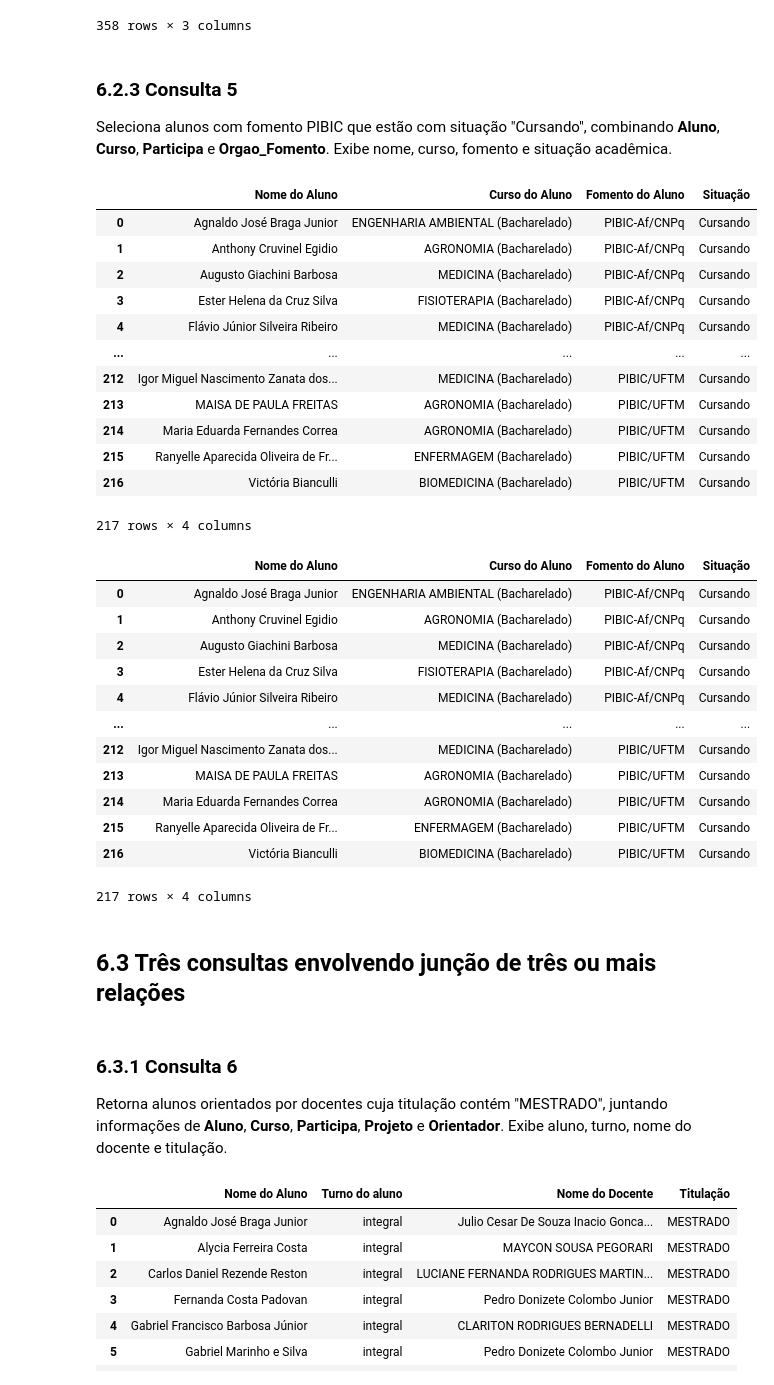
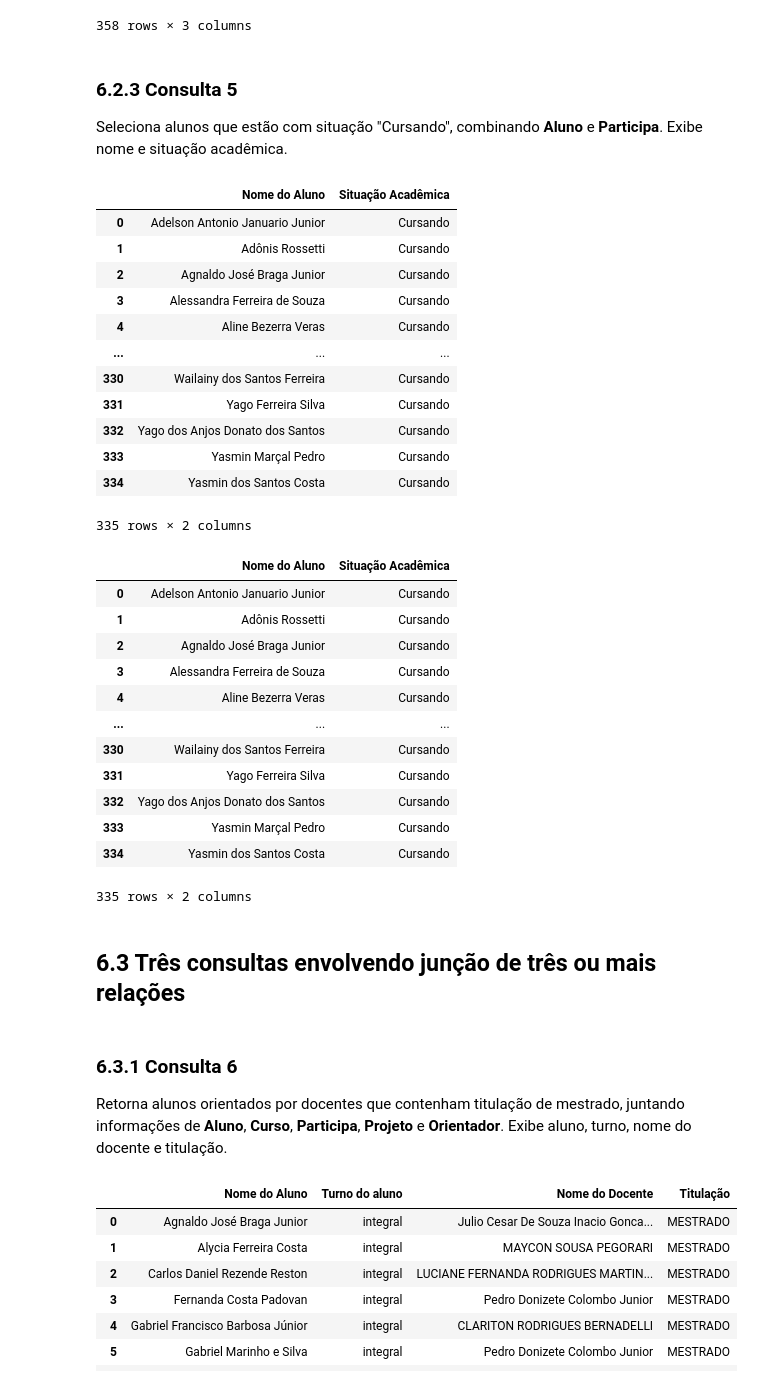
Before and after one commit to raissagd/TP2-IBD, a Jupyter notebook: main.ipynb, the cells around one changed output. Cells and saved outputs as stored; diff of their text form; code cells hidden in the pictures.

```diff
--- a/main.ipynb
+++ b/main.ipynb
@@ -1093,54 +1090,48 @@ ORDER BY p.Codigo_Referencia
 358 rows × 3 columns
 # %% [markdown]
 ### 6.2.3 Consulta 5
-Seleciona alunos com fomento PIBIC que estão com situação "Cursando", combinando **Aluno**, **Curso**, **Participa** e **Orgao_Fomento**. Exibe nome, curso, fomento e situação acadêmica.
+Seleciona alunos que estão com situação "Cursando", combinando **Aluno** e **Participa**. Exibe nome e situação acadêmica.
 # %%
 run("""
 SELECT DISTINCT
   a.Nome AS "Nome do Aluno",
-  c.Nome_Curso AS "Curso do Aluno",
-  of.Nome_Fomento AS "Fomento do Aluno",
-  a.Situacao_Vinculo AS "Situação"
+  a.Situacao_Vinculo AS "Situação Acadêmica"
 FROM Aluno a
-JOIN Curso c ON a.ID_Curso = c.ID_Curso
 JOIN Participa pa ON a.ID_Aluno = pa.ID_Aluno
-JOIN Orgao_Fomento of ON pa.ID_Fomento = of.ID_Fomento
-WHERE of.Nome_Fomento LIKE '%PIBIC%'
-  AND a.Situacao_Vinculo = 'Cursando'
-ORDER BY of.Nome_Fomento
+WHERE a.Situacao_Vinculo = 'Cursando'
 """)
 # %% [output]
-|  | Nome do Aluno | Curso do Aluno | Fomento do Aluno | Situação |
-| 0 | Agnaldo José Braga Junior | ENGENHARIA AMBIENTAL (Bacharelado) | PIBIC-Af/CNPq | Cursando |
-| 1 | Anthony Cruvinel Egidio | AGRONOMIA (Bacharelado) | PIBIC-Af/CNPq | Cursando |
-| 2 | Augusto Giachini Barbosa | MEDICINA (Bacharelado) | PIBIC-Af/CNPq | Cursando |
-| 3 | Ester Helena da Cruz Silva | FISIOTERAPIA (Bacharelado) | PIBIC-Af/CNPq | Cursando |
-| 4 | Flávio Júnior Silveira Ribeiro | MEDICINA (Bacharelado) | PIBIC-Af/CNPq | Cursando |
-| ... | ... | ... | ... | ... |
-| 212 | Igor Miguel Nascimento Zanata dos... | MEDICINA (Bacharelado) | PIBIC/UFTM | Cursando |
-| 213 | MAISA DE PAULA FREITAS | AGRONOMIA (Bacharelado) | PIBIC/UFTM | Cursando |
-| 214 | Maria Eduarda Fernandes Correa | AGRONOMIA (Bacharelado) | PIBIC/UFTM | Cursando |
-| 215 | Ranyelle Aparecida Oliveira de Fr... | ENFERMAGEM (Bacharelado) | PIBIC/UFTM | Cursando |
-| 216 | Victória Bianculli | BIOMEDICINA (Bacharelado) | PIBIC/UFTM | Cursando |
+|  | Nome do Aluno | Situação Acadêmica |
+| 0 | Adelson Antonio Januario Junior | Cursando |
+| 1 | Adônis Rossetti | Cursando |
+| 2 | Agnaldo José Braga Junior | Cursando |
+| 3 | Alessandra Ferreira de Souza | Cursando |
+| 4 | Aline Bezerra Veras | Cursando |
+| ... | ... | ... |
+| 330 | Wailainy dos Santos Ferreira | Cursando |
+| 331 | Yago Ferreira Silva | Cursando |
+| 332 | Yago dos Anjos Donato dos Santos | Cursando |
+| 333 | Yasmin Marçal Pedro | Cursando |
+| 334 | Yasmin dos Santos Costa | Cursando |
-217 rows × 4 columns
+335 rows × 2 columns
-|  | Nome do Aluno | Curso do Aluno | Fomento do Aluno | Situação |
-| 0 | Agnaldo José Braga Junior | ENGENHARIA AMBIENTAL (Bacharelado) | PIBIC-Af/CNPq | Cursando |
-| 1 | Anthony Cruvinel Egidio | AGRONOMIA (Bacharelado) | PIBIC-Af/CNPq | Cursando |
-| 2 | Augusto Giachini Barbosa | MEDICINA (Bacharelado) | PIBIC-Af/CNPq | Cursando |
-| 3 | Ester Helena da Cruz Silva | FISIOTERAPIA (Bacharelado) | PIBIC-Af/CNPq | Cursando |
-| 4 | Flávio Júnior Silveira Ribeiro | MEDICINA (Bacharelado) | PIBIC-Af/CNPq | Cursando |
-| ... | ... | ... | ... | ... |
-| 212 | Igor Miguel Nascimento Zanata dos... | MEDICINA (Bacharelado) | PIBIC/UFTM | Cursando |
-| 213 | MAISA DE PAULA FREITAS | AGRONOMIA (Bacharelado) | PIBIC/UFTM | Cursando |
-| 214 | Maria Eduarda Fernandes Correa | AGRONOMIA (Bacharelado) | PIBIC/UFTM | Cursando |
-| 215 | Ranyelle Aparecida Oliveira de Fr... | ENFERMAGEM (Bacharelado) | PIBIC/UFTM | Cursando |
-| 216 | Victória Bianculli | BIOMEDICINA (Bacharelado) | PIBIC/UFTM | Cursando |
+|  | Nome do Aluno | Situação Acadêmica |
+| 0 | Adelson Antonio Januario Junior | Cursando |
+| 1 | Adônis Rossetti | Cursando |
+| 2 | Agnaldo José Braga Junior | Cursando |
+| 3 | Alessandra Ferreira de Souza | Cursando |
+| 4 | Aline Bezerra Veras | Cursando |
+| ... | ... | ... |
+| 330 | Wailainy dos Santos Ferreira | Cursando |
+| 331 | Yago Ferreira Silva | Cursando |
+| 332 | Yago dos Anjos Donato dos Santos | Cursando |
+| 333 | Yasmin Marçal Pedro | Cursando |
+| 334 | Yasmin dos Santos Costa | Cursando |
-217 rows × 4 columns
+335 rows × 2 columns
 # %% [markdown]
 ## 6.3 Três consultas envolvendo junção de três ou mais relações
 # %% [markdown]
 ### 6.3.1 Consulta 6
-Retorna alunos orientados por docentes cuja titulação contém "MESTRADO", juntando informações de **Aluno**, **Curso**, **Participa**, **Projeto** e **Orientador**. Exibe aluno, turno, nome do docente e titulação.
+Retorna alunos orientados por docentes que contenham titulação de mestrado, juntando informações de **Aluno**, **Curso**, **Participa**, **Projeto** e **Orientador**. Exibe aluno, turno, nome do docente e titulação.
 # %%
 run("""
 SELECT DISTINCT
```
Also changed, not shown: parts of 9 cells of this notebook.
